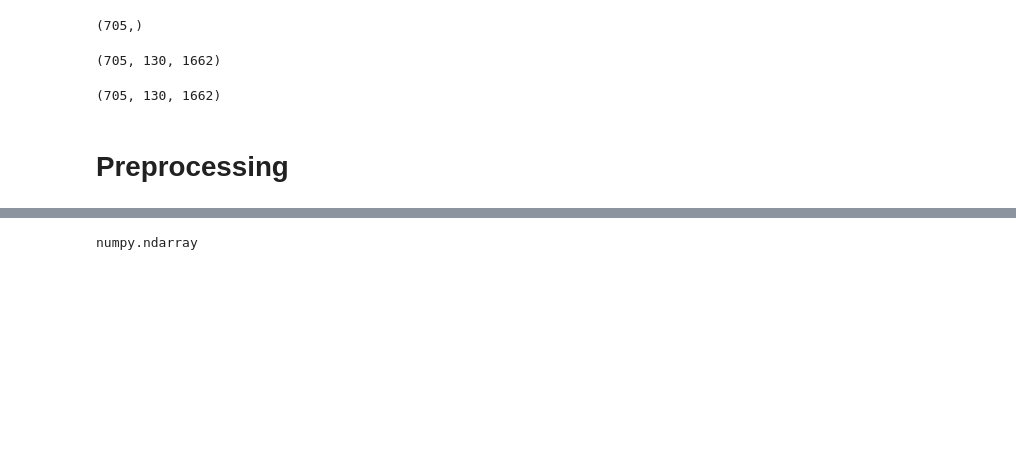
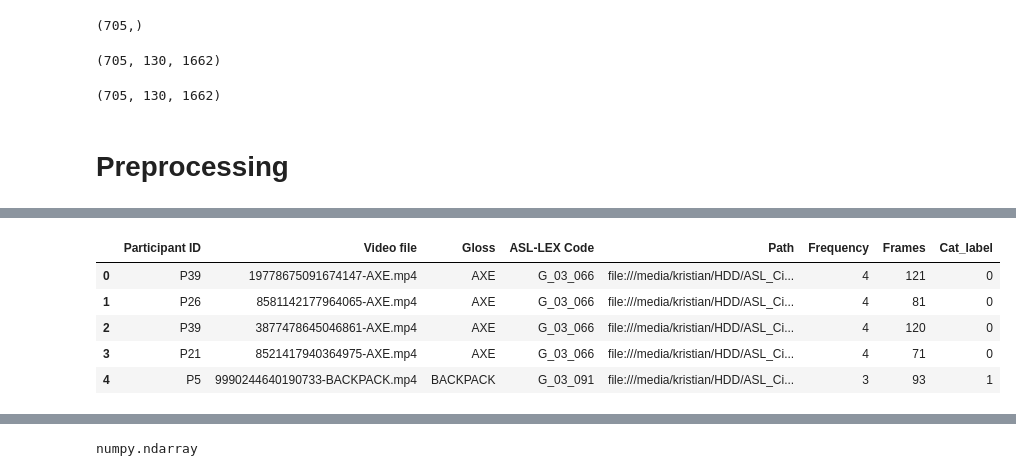
Before and after one commit to kristiany45/DAP_Github, a Jupyter notebook: tests mediapipe/Mediapipe ASL Citizen.ipynb, the cells around one changed output, grey strips where cells are left out. Drawn from its saved outputs; the diff is of its cells as text; code cells hidden in the pictures; blank space fills up the shorter version.

```diff
--- a/tests mediapipe/Mediapipe ASL Citizen.ipynb
+++ b/tests mediapipe/Mediapipe ASL Citizen.ipynb
@@ -660,6 +656,7 @@ valdf.describe()
 valdf = valdf[valdf['Frames'] < 131]
 #filtered_df = traindf[(traindf['Frames'] > 0) & (traindf['Frames'] < 121)]
 #filtered_df = traindf[traindf['Frames'] > 0]
+valdf = valdf.reset_index(drop=True)
 valdf.describe()
 # %% [output]
 |  | Frequency | Frames |
@@ -673,7 +670,7 @@ valdf.describe()
 | max | 6.000000 | 130.000000 |
 # %%
 valdf['Frequency'] = valdf['Gloss'].map(valdf['Gloss'].value_counts())
-valdf = valdf.sort_values(by='Frequency',)
+#valdf = valdf.sort_values(by='Frequency',)
 
 valdf.describe()
 # %% [output]
@@ -890,0 +886,12 @@ video_df.tail()
+# %%
+valdf['Cat_label'] = encoder.fit_transform(valdf[['Gloss']]).astype(int)
+valdf = valdf.sort_values(by='Gloss',)
+# %%
+valdf.head()
+# %% [output]
+|  | Participant ID | Video file | Gloss | ASL-LEX Code | Path | Frequency | Frames | Cat_label |
+| 0 | P39 | 19778675091674147-AXE.mp4 | AXE | G_03_066 | file:///media/kristian/HDD/ASL_Ci... | 4 | 121 | 0 |
+| 1 | P26 | 8581142177964065-AXE.mp4 | AXE | G_03_066 | file:///media/kristian/HDD/ASL_Ci... | 4 | 81 | 0 |
+| 2 | P39 | 3877478645046861-AXE.mp4 | AXE | G_03_066 | file:///media/kristian/HDD/ASL_Ci... | 4 | 120 | 0 |
+| 3 | P21 | 8521417940364975-AXE.mp4 | AXE | G_03_066 | file:///media/kristian/HDD/ASL_Ci... | 4 | 71 | 0 |
+| 4 | P5 | 9990244640190733-BACKPACK.mp4 | BACKPACK | G_03_091 | file:///media/kristian/HDD/ASL_Ci... | 3 | 93 | 1 |
```
Also changed, not shown: parts of 63 cells of this notebook.
